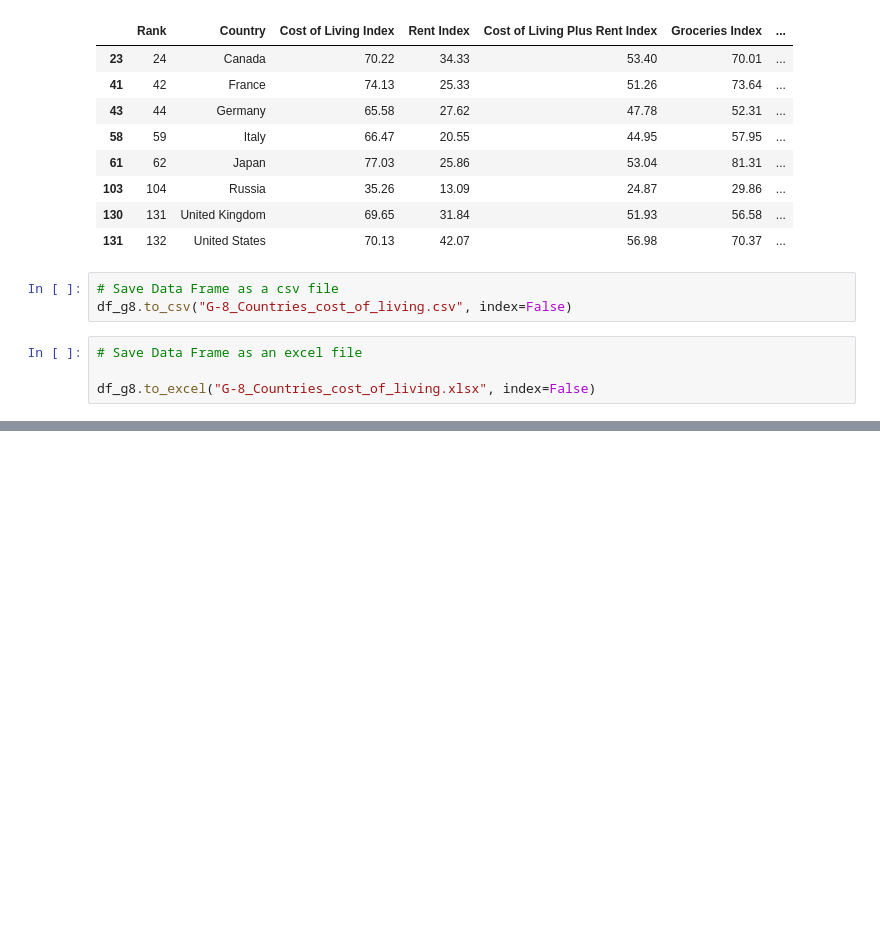
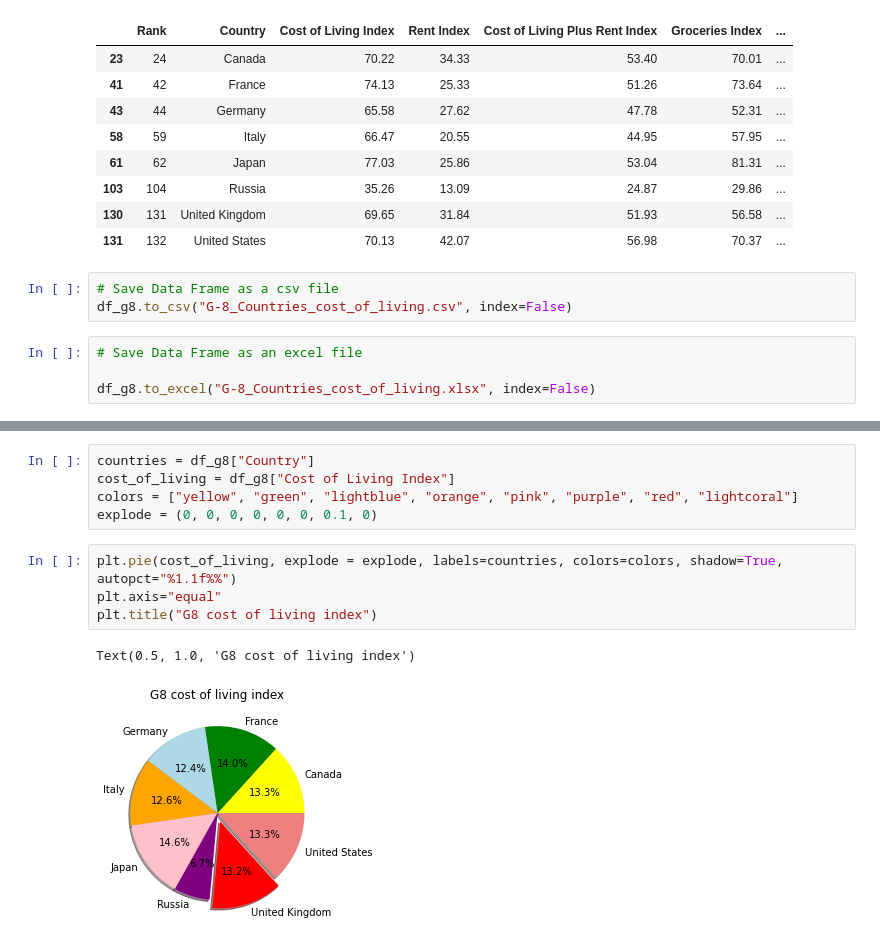
Before and after one commit to SNNandhini/Cost-of-Living-Analysis, a Jupyter notebook: Cost_Of_Living_Data_Frame.ipynb, the cells around one changed output, grey strips where cells are left out. Drawn from its saved outputs; the diff is of its cells as text; blank space fills up the shorter version.

```diff
--- a/Cost_Of_Living_Data_Frame.ipynb
+++ b/Cost_Of_Living_Data_Frame.ipynb
@@ -204,0 +218,12 @@ df_g8.to_excel("G-8_Countries_cost_of_living.xlsx", index=False)
+# %%
+countries = df_g8["Country"]
+cost_of_living = df_g8["Cost of Living Index"]
+colors = ["yellow", "green", "lightblue", "orange", "pink", "purple", "red", "lightcoral"]
+explode = (0, 0, 0, 0, 0, 0, 0.1, 0)
+# %%
+plt.pie(cost_of_living, explode = explode, labels=countries, colors=colors, shadow=True, autopct="%1.1f%%")
+plt.axis="equal"
+plt.title("G8 cost of living index")
+# %% [output]
+Text(0.5, 1.0, 'G8 cost of living index')
+[figure, added]
```
Also changed, not shown: parts of 3 cells of this notebook, 3 other files.
